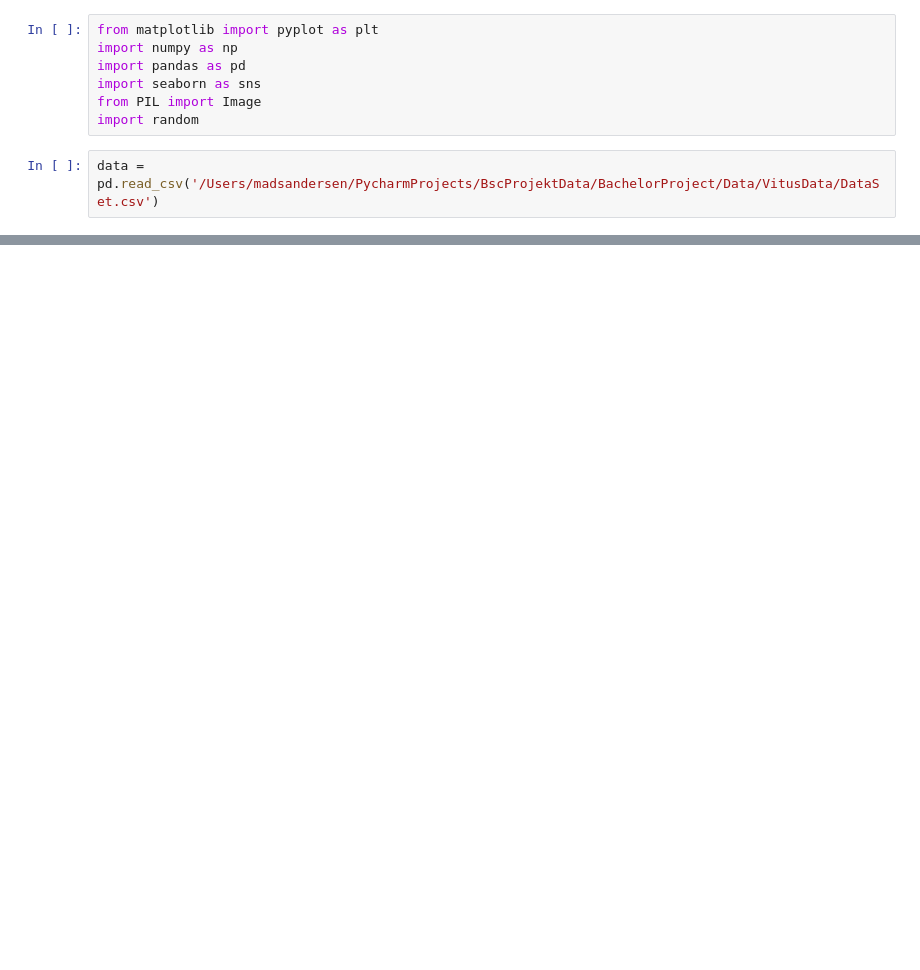
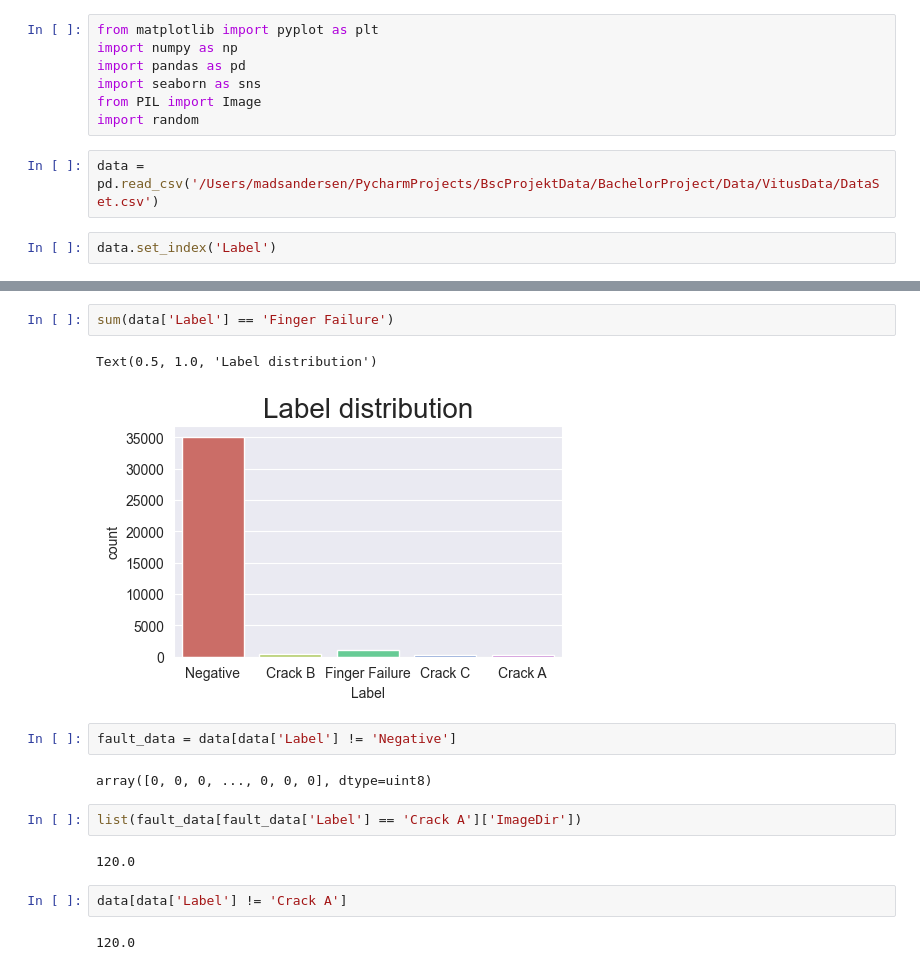
Before and after one commit to MadsAndersens/BachelorProject, a Jupyter notebook: DataAnalysation.ipynb, the cells around one changed output, grey strips where cells are left out. Saved outputs shown, nothing was run; the diff lists cells and outputs as text; blank space fills up the shorter version.

Commit message:
Updates to formatting and plots

```diff
--- a/DataAnalysation.ipynb
+++ b/DataAnalysation.ipynb
@@ -7,3 +7,5 @@ from PIL import Image
 import random
 # %%
 data = pd.read_csv('/Users/madsandersen/PycharmProjects/BscProjektData/BachelorProject/Data/VitusData/DataSet.csv')
+# %%
+data.set_index('Label')
@@ -9,0 +46,17 @@ data = pd.read_csv('/Users/madsandersen/PycharmProjects/BscProjektData/BachelorP
+# %%
+sum(data['Label'] == 'Finger Failure')
+# %% [output]
+Text(0.5, 1.0, 'Label distribution')
+[figure, added]
+# %%
+fault_data = data[data['Label'] != 'Negative']
+# %% [output]
+array([0, 0, 0, ..., 0, 0, 0], dtype=uint8)
+# %%
+list(fault_data[fault_data['Label'] == 'Crack A']['ImageDir'])
+# %% [output]
+120.0
+# %%
+data[data['Label'] != 'Crack A']
+# %% [output]
+120.0
```
Also changed, not shown: parts of 11 cells of this notebook, 6 other files.
